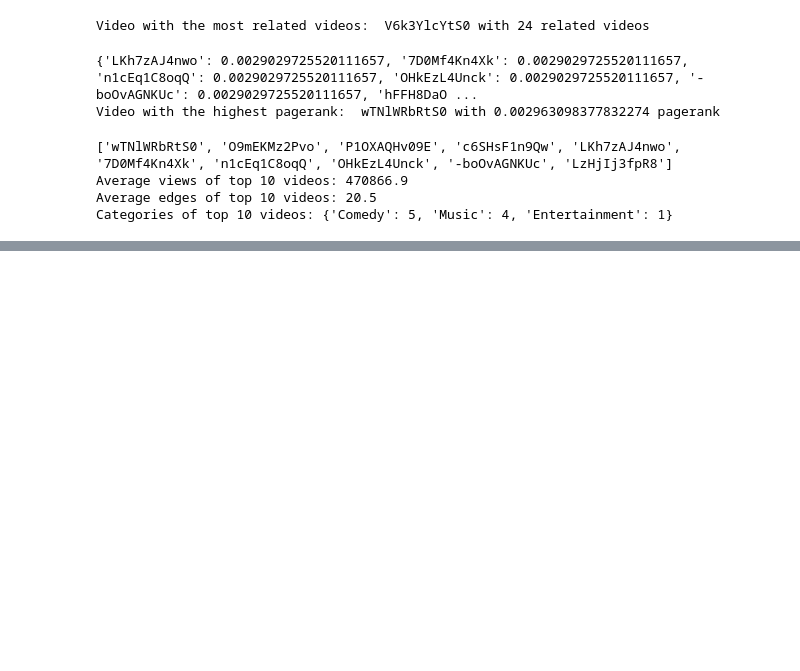
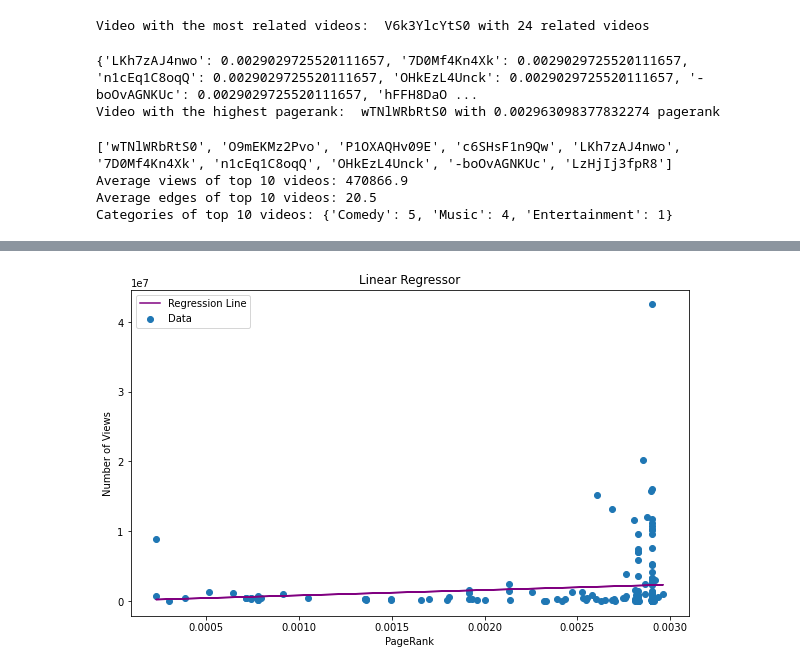
Before and after one commit to davidhfrost/csds234, a Jupyter notebook: data_loader.ipynb, the cells around one changed output, grey strips where cells are left out. Saved outputs shown, nothing was run; the diff lists cells and outputs as text; code cells hidden in the pictures; blank space fills up the shorter version.

```diff
--- a/data_loader.ipynb
+++ b/data_loader.ipynb
@@ -121,0 +162,25 @@ Categories of top 10 videos: {'Comedy': 5, 'Music': 4, 'Entertainment': 1}
+# %%
+from sklearn.linear_model import LinearRegression
+
+# Reshape for linear regression
+pagerank_values_reshaped = pagerank_values.reshape(-1, 1)
+
+# Fit linear regression model
+regressor = LinearRegression()
+regressor.fit(pagerank_values_reshaped, views_values)
+
+# Get slope and intercept
+slope = regressor.coef_[0]
+intercept = regressor.intercept_
+
+# Plot scatter plot and regression line
+plt.figure(figsize=(10, 6))
+plt.scatter(pagerank_values, views_values, label='Data')
+plt.plot(pagerank_values, regressor.predict(pagerank_values_reshaped), color='purple',  label='Regression Line')
+plt.title('Linear Regressor')
+plt.xlabel('PageRank')
+plt.ylabel('Number of Views')
+plt.legend()
+plt.show()
+# %% [output]
+[figure, added]
```
Also changed, not shown: parts of 5 cells of this notebook.
